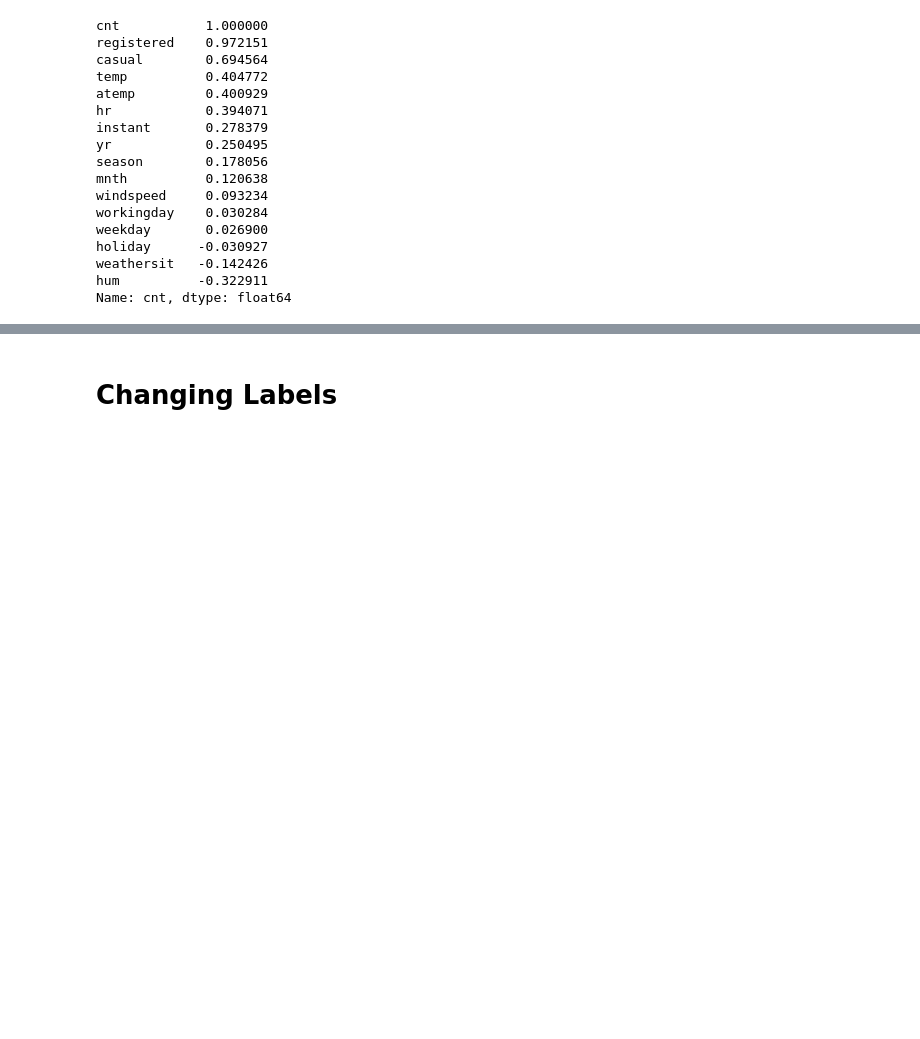
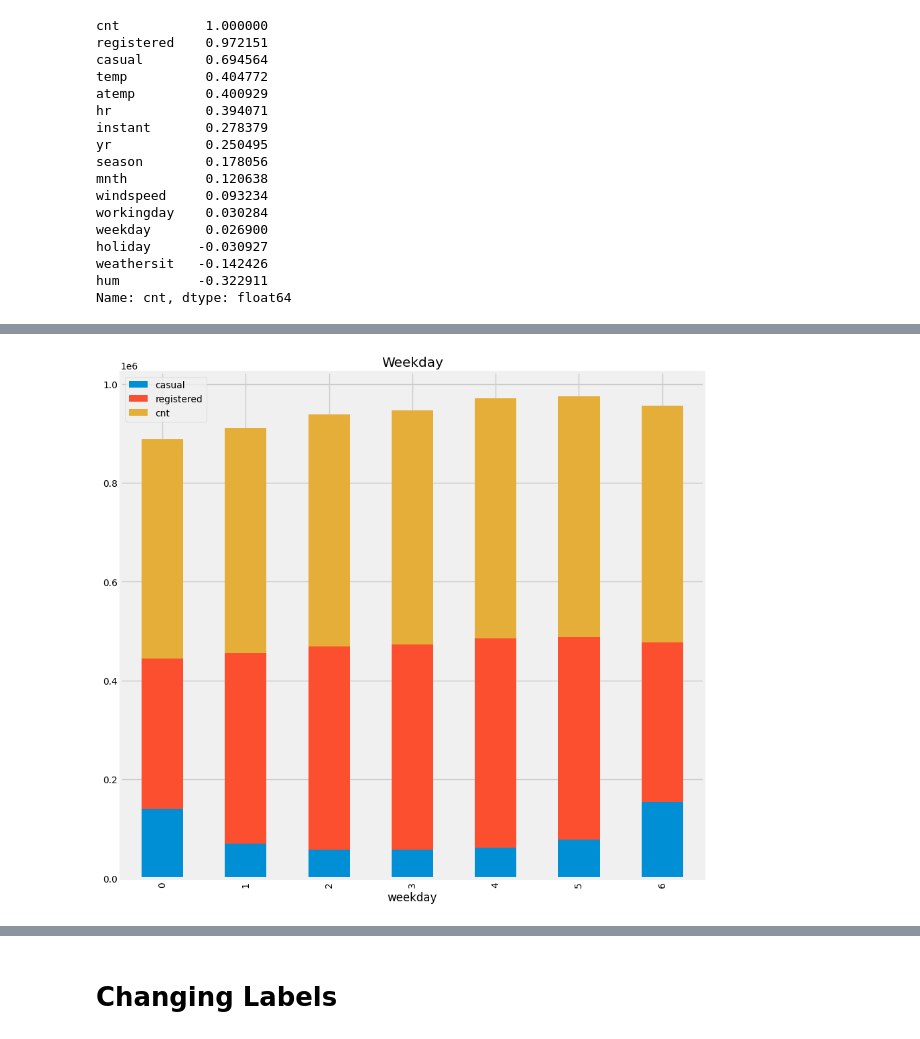
Before and after one commit to chouwwa/Predicting-Bicycle-Rentals, a Jupyter notebook: Predicting Bicycle Rentals.ipynb, the cells around one changed output, grey strips where cells are left out. Saved outputs shown, nothing was run; the diff lists cells and outputs as text; code cells hidden in the pictures; blank space fills up the shorter version.

```diff
--- a/Predicting Bicycle Rentals.ipynb
+++ b/Predicting Bicycle Rentals.ipynb
@@ -136,0 +152,7 @@ Name: cnt, dtype: float64
+# %%
+fig, ax = plt.subplots(figsize=(10,10), dpi=100)
+week_groupby.plot.bar(ax=ax, stacked=True)
+plt.title('Weekday')
+plt.show()
+# %% [output]
+[figure, added]
```
Also changed, not shown: parts of 18 cells of this notebook.
